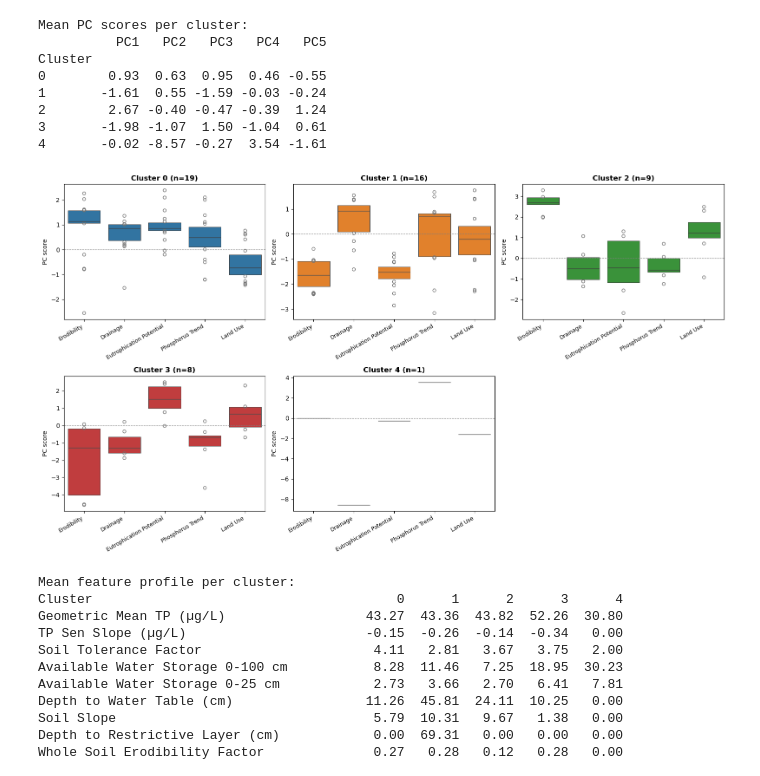
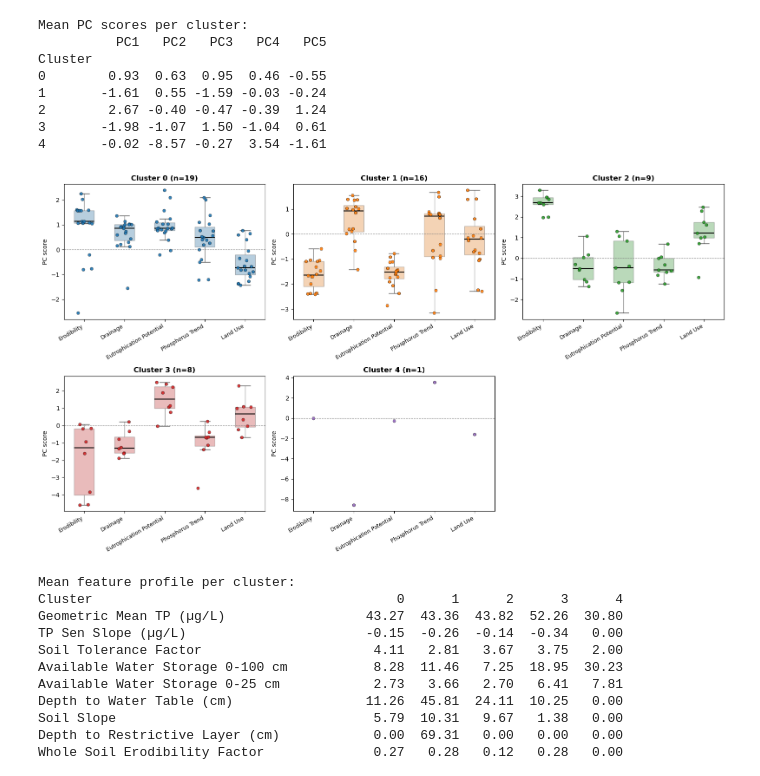
Before and after one commit to narslab/stream-station-typology, a Jupyter notebook: bin/ss-typology.ipynb, the cells around one changed output. Saved outputs shown, nothing was run; the diff lists cells and outputs as text; code cells hidden in the pictures.

```diff
--- a/bin/ss-typology.ipynb
+++ b/bin/ss-typology.ipynb
@@ -448,32 +448,40 @@ Cluster
 3       -1.98 -1.07  1.50 -1.04  0.61
 4       -0.02 -8.57 -0.27  3.54 -1.61
 # %%
-# --- Boxen plots: spread of PC scores within each cluster ---
+# --- PC-score distribution per cluster: box summary + individual sites ---
 pc_long = (pd.DataFrame(Z, columns=pc_cols)
            .assign(Cluster=labels)
            .melt(id_vars="Cluster", var_name="PC", value_name="Score"))
 tick_names = [PC_NAMES[p] for p in pc_cols]
 
 nrow, ncol = 2, 3          # one panel per cluster, y-axis auto-scaled per panel
 fig, axes = plt.subplots(nrow, ncol, figsize=(16, 9))
 axes = axes.ravel()
 for c in range(K):
     ax = axes[c]
-    sns.boxenplot(data=pc_long[pc_long["Cluster"] == c], x="PC", y="Score",
-                  order=pc_cols, color=PALETTE[c], ax=ax)
+    sub = pc_long[pc_long["Cluster"] == c]
+    n = int((labels == c).sum())
+    if n > 1:                          # skip the box for a single-site cluster
+        sns.boxplot(data=sub, x="PC", y="Score", order=pc_cols, ax=ax,
+                    color=PALETTE[c], width=.5, fliersize=0, showcaps=True,
+                    boxprops=dict(alpha=.35), whiskerprops=dict(alpha=.6),
+                    medianprops=dict(color="black", lw=1.5))
+    sns.stripplot(data=sub, x="PC", y="Score", order=pc_cols, ax=ax,
+                  color=PALETTE[c], size=5, jitter=.2,
+                  edgecolor="black", linewidth=.4, alpha=.9)
     ax.axhline(0, color="grey", lw=.8, ls="--")
-    ax.set_title(f"Cluster {c} (n={int((labels == c).sum())})", fontweight="bold")
+    ax.set_title(f"Cluster {c} (n={n})", fontweight="bold")
     ax.set_xlabel("")
     ax.set_ylabel("PC score")
     ax.set_xticks(range(len(pc_cols)))
     ax.set_xticklabels(tick_names, rotation=30, ha="right", fontsize=9)
 for j in range(K, nrow * ncol):
     fig.delaxes(axes[j])
 fig.tight_layout()
-fig.savefig(FIG / "pc-score-boxen.png", dpi=200)
+fig.savefig(FIG / "pc-score-distribution.png", dpi=200)
 plt.show()
 # %% [output]
-[figure, old version]
+[figure, new version]
 # %%
 # --- Cluster characterization ---
 profile = train.groupby("Cluster")[FEATURES].mean().T
```
Also changed, not shown: 2 other files.
